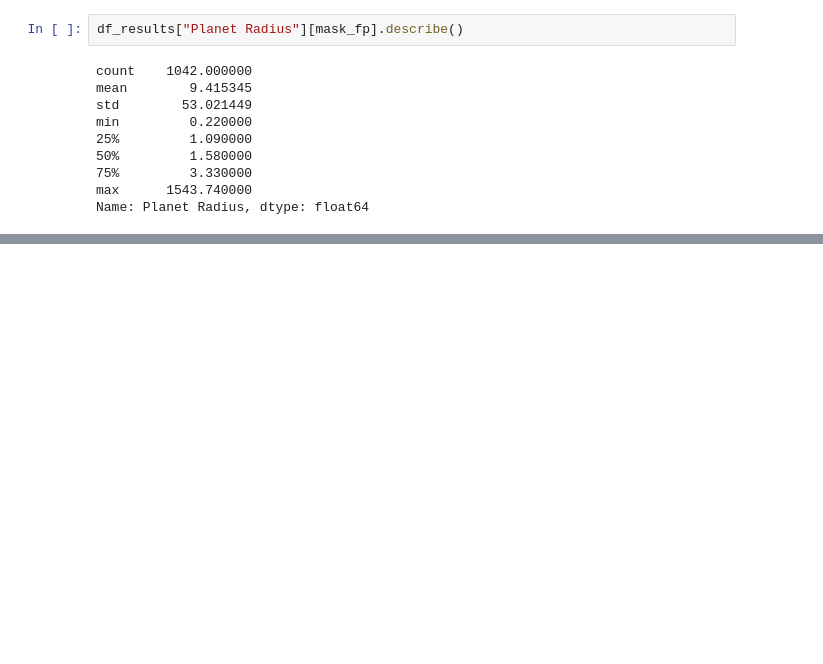
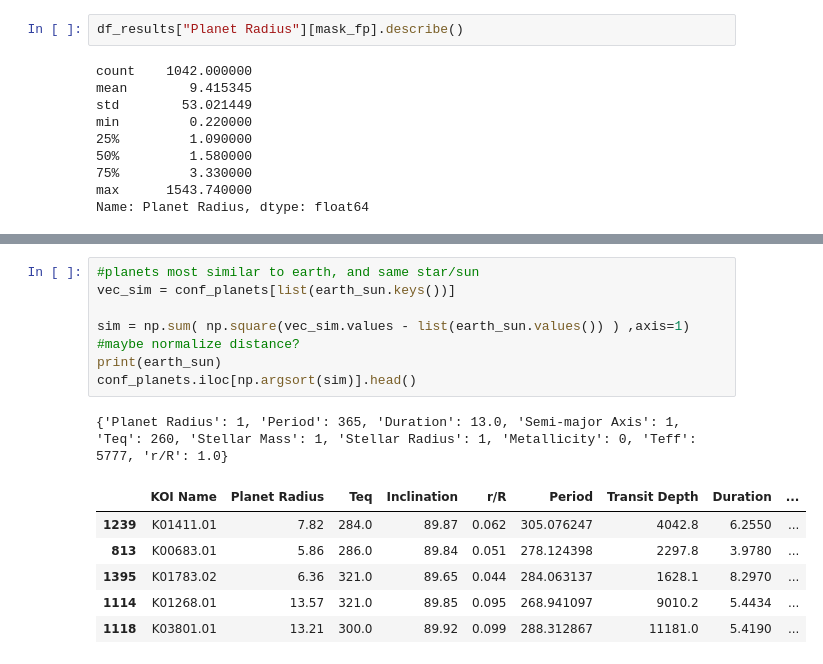
Before and after one commit to fmenat/ExoplanetDetection, a Jupyter notebook: Notebooks/Analysis_of_Disposition.ipynb, the cells around one changed output, grey strips where cells are left out. Cells and saved outputs as stored; diff of their text form; blank space fills up the shorter version.

```diff
--- a/Notebooks/Analysis_of_Disposition.ipynb
+++ b/Notebooks/Analysis_of_Disposition.ipynb
@@ -447,0 +483,15 @@ Sun, Radius = 1, Teff=? , Mass= 1, Metallicity=0
+# %%
+#planets most similar to earth, and same star/sun
+vec_sim = conf_planets[list(earth_sun.keys())]
+
+sim = np.sum( np.square(vec_sim.values - list(earth_sun.values()) ) ,axis=1) #maybe normalize distance?
+print(earth_sun)
+conf_planets.iloc[np.argsort(sim)].head()
+# %% [output]
+{'Planet Radius': 1, 'Period': 365, 'Duration': 13.0, 'Semi-major Axis': 1, 'Teq': 260, 'Stellar Mass': 1, 'Stellar Radius': 1, 'Metallicity': 0, 'Teff': 5777, 'r/R': 1.0}
+|  | KOI Name | Planet Radius | Teq | Inclination | r/R | Period | Transit Depth | Duration | ... |
+| 1239 | K01411.01 | 7.82 | 284.0 | 89.87 | 0.062 | 305.076247 | 4042.8 | 6.2550 | ... |
+| 813 | K00683.01 | 5.86 | 286.0 | 89.84 | 0.051 | 278.124398 | 2297.8 | 3.9780 | ... |
+| 1395 | K01783.02 | 6.36 | 321.0 | 89.65 | 0.044 | 284.063137 | 1628.1 | 8.2970 | ... |
+| 1114 | K01268.01 | 13.57 | 321.0 | 89.85 | 0.095 | 268.941097 | 9010.2 | 5.4434 | ... |
+| 1118 | K03801.01 | 13.21 | 300.0 | 89.92 | 0.099 | 288.312867 | 11181.0 | 5.4190 | ... |
```
Also changed, not shown: parts of 8 cells of this notebook.
